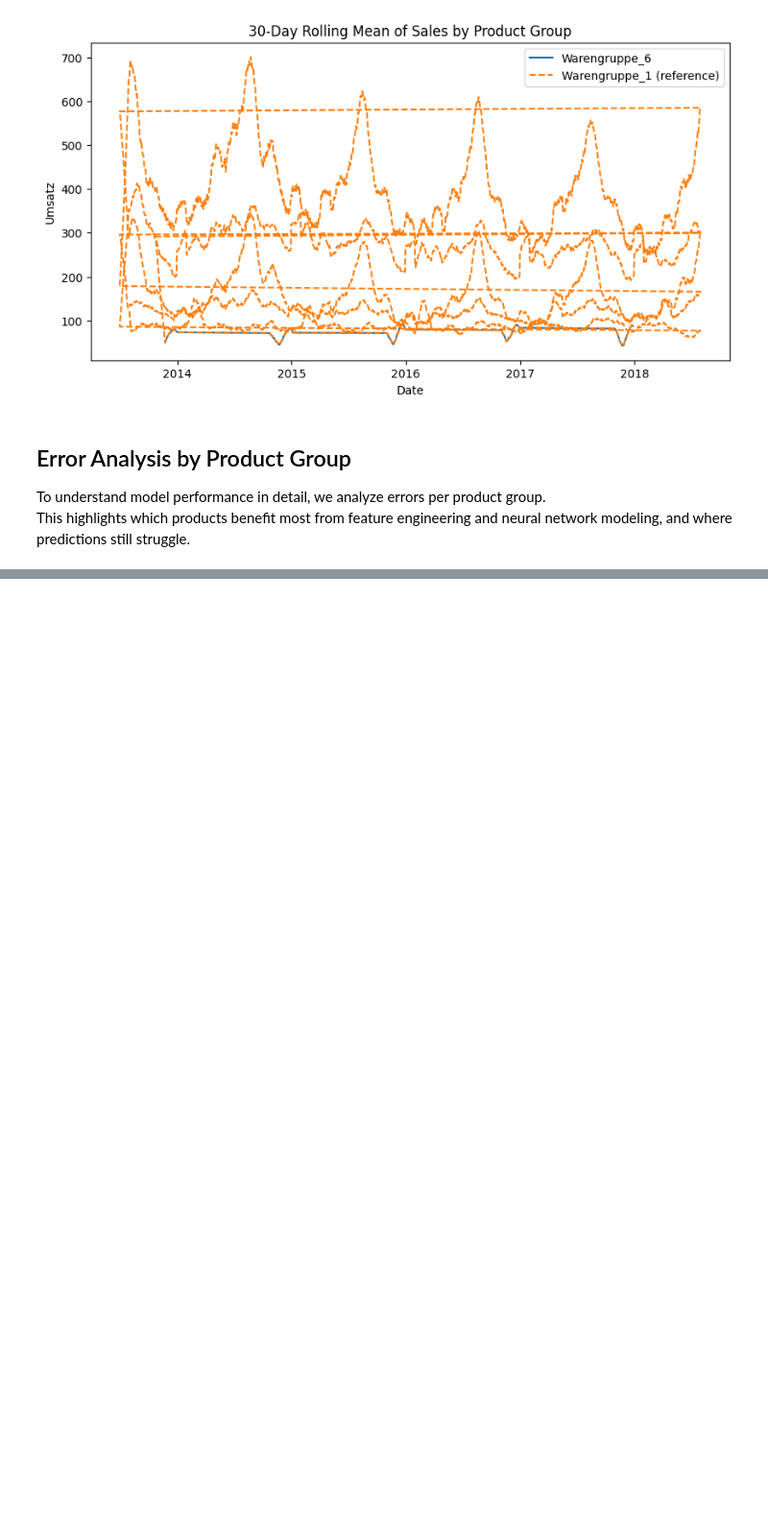
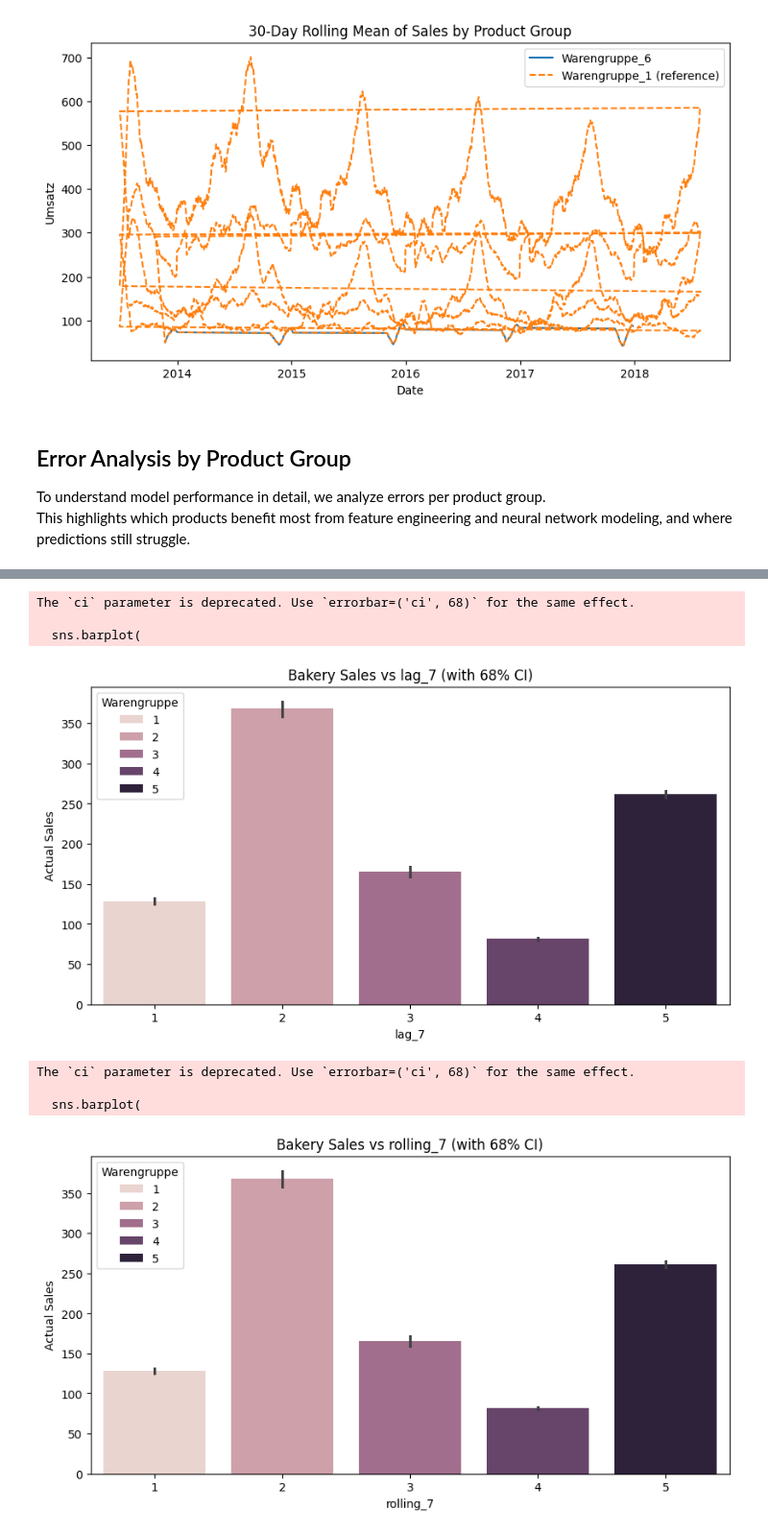
Before and after one commit to ChetnaLourembam/ML-DS, a Jupyter notebook: 3_Model/model_definition_evaluation.ipynb, the cells around one changed output, grey strips where cells are left out. Shown at 96% size. Drawn from its saved outputs; the diff is of its cells as text; code cells hidden in the pictures; blank space fills up the shorter version.

```diff
--- a/3_Model/model_definition_evaluation.ipynb
+++ b/3_Model/model_definition_evaluation.ipynb
@@ -351,0 +384,28 @@ Worst fail: Product Group 5.0 (ΔRMSE = -2.69)
+# %%
+# Combine predictions and relevant features for plotting
+df_plot = df_eval.copy()
+
+variables_to_plot = ["lag_7", "rolling_7"]
+for var in variables_to_plot:
+    plt.figure(figsize=(10,5))
+    sns.barplot(
+        x="Warengruppe",
+        y="y_true",
+        hue="Warengruppe",
+        ci=68,  # 68% confidence interval (~1 std)
+        data=df_plot,
+        dodge=False
+    )
+    plt.title(f"Bakery Sales vs {var} (with 68% CI)")
+    plt.ylabel("Actual Sales")
+    plt.xlabel(f"{var}")
+    plt.show()
+# %% [output]
+The `ci` parameter is deprecated. Use `errorbar=('ci', 68)` for the same effect.
+
+  sns.barplot(
+[figure, added]
+The `ci` parameter is deprecated. Use `errorbar=('ci', 68)` for the same effect.
+
+  sns.barplot(
+[figure, added]
```
Also changed, not shown: parts of 17 cells of this notebook.
